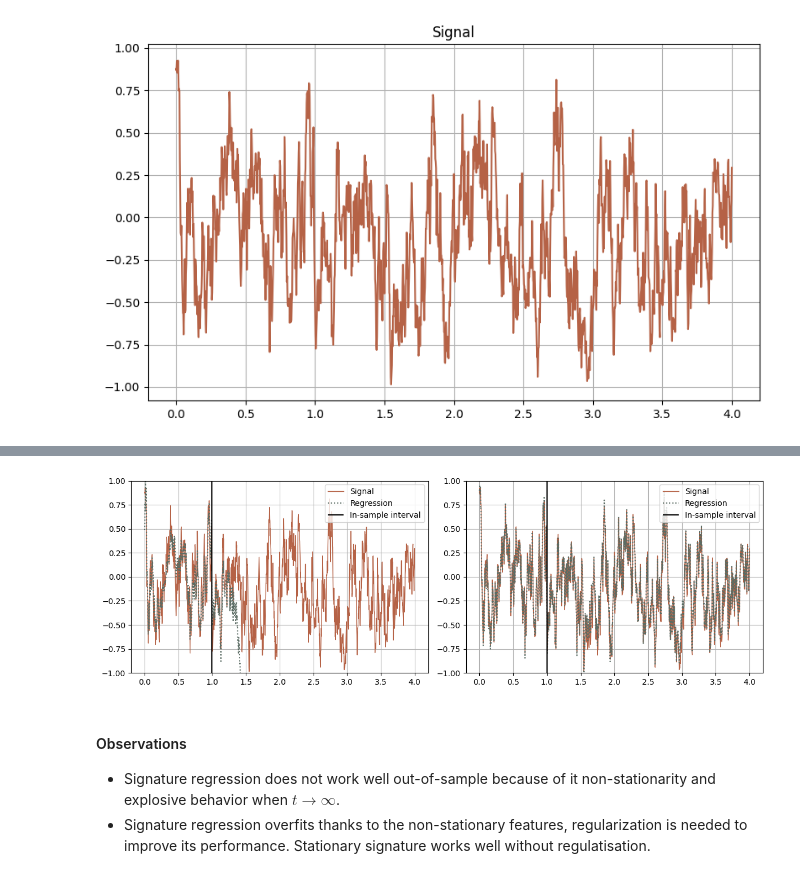
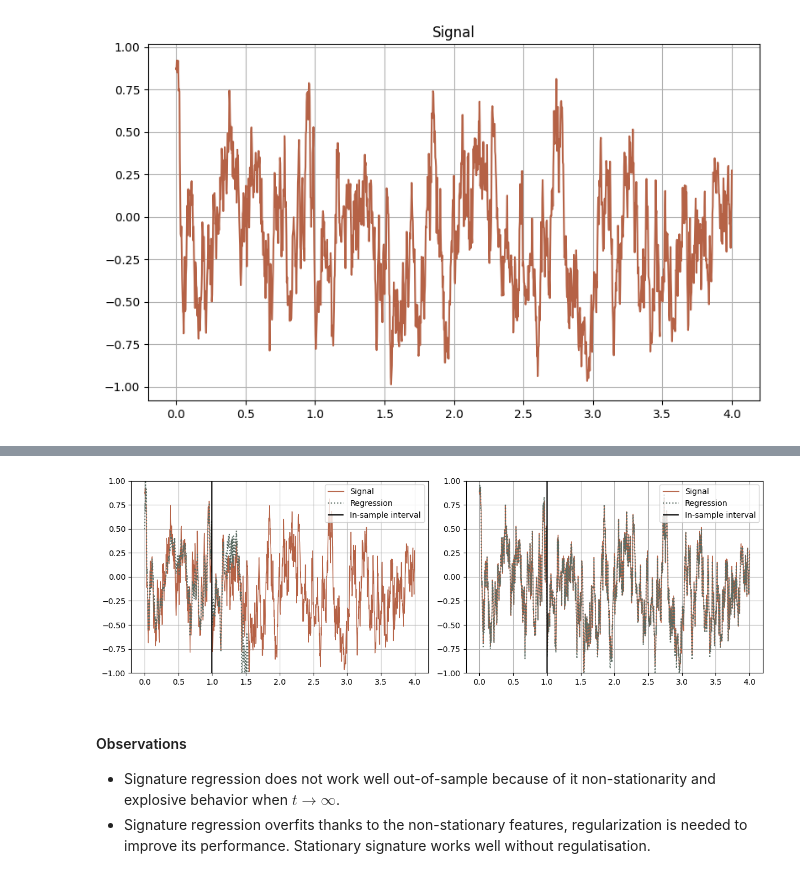
Before and after one commit to MrG1raffe/signature, a Jupyter notebook: notebooks/Stationary Signature.ipynb, the cells around one changed output, grey strips where cells are left out. Drawn from its saved outputs; the diff is of its cells as text; code cells hidden in the pictures.

```diff
--- a/notebooks/Stationary Signature.ipynb
+++ b/notebooks/Stationary Signature.ipynb
@@ -96,6 +93,7 @@ and $\mathbb{X}^{\lambda}_{s, t} = \left(\mathbb{X}^{\lambda, n}_{s, t}\right)_{
 t_grid_pos = t_grid[t_grid >= 0]
 W_pos = W[t_grid >= 0]
 
+path_3d = np.vstack([t_grid, W, W]).T
 path = np.vstack([t_grid, W]).T
 path_pos = np.vstack([t_grid_pos, W_pos]).T
 dim = path.shape[1]
@@ -169,3 +196,8 @@ $$
 dZ_t = \kappa (\theta - Z_t) dt + \nu dW_t,
 $$
 and do the linear regression of $S_t$ against $\mathbb{W}_{t}^{\lambda}$.
+# %%
+%%time
+lam = jnp.array([5, 15, 7.5])
+N = 3
+SigS = ta.path_to_stationary_signature(path=path_3d, trunc=N, t_grid=t_grid, lam=lam)
@@ -185,7 +220,14 @@ Text(0.5, 1.0, 'Signal')
 [figure]
 # %%
 trunc = 5
-n_params = 2**(trunc + 1) - 1
+dim = 2
+
+trunc_stat = 3
+dim_stat = 3
+
+n_params = int(ta.number_of_words_up_to_trunc(trunc, dim))
+n_params_stat = int(ta.number_of_words_up_to_trunc(trunc_stat, dim_stat))
+
 eps_sig = 5e-5
 eps_sigs = 0
 
@@ -197,10 +239,11 @@ def loss_vol_sig(l):
     return np.mean((signal - Sig @ vol_coef)[in_sample_idx]**2) + eps_sig * np.sum(np.abs(l))
 
 def loss_vol_stat_sig(l):
-    vol_coef = ta.from_array(array=l, trunc=trunc, dim=dim)
+    vol_coef = ta.from_array(array=l, trunc=trunc_stat, dim=dim_stat)
     return np.mean((signal - SigS @ vol_coef)[in_sample_idx]**2) + eps_sigs * np.sum(np.abs(l))
 
 l0 = jnp.zeros(n_params)
+l0_stat = jnp.zeros(n_params_stat)
 # %%
 %%time
 res = minimize(fun=loss_vol_sig, x0=l0)
@@ -216,26 +259,26 @@ Wall time: 5.34 s
 # %%
-l_reg = ta.from_array(array=res.x, trunc=N, dim=dim)
-l_reg_stat = ta.from_array(array=res_stat.x, trunc=N, dim=dim)
+l_reg = ta.from_array(array=res.x, trunc=trunc, dim=dim)
+l_reg_stat = ta.from_array(array=res_stat.x, trunc=trunc_stat, dim=dim_stat)
 
 fig, ax = plt.subplots(1, 2, figsize=(12, 4))
 ax[0].plot(t_grid_pos, signal, color=my_copper, lw=1, label="Signal")
 ax[0].plot(t_grid_pos, Sig @ l_reg, ":", color=my_green,  label="Regression")
 ax[0].vlines(x=in_sample_T, ymin=-1, ymax=1, color="k", label="In-sample interval")
 ax[0].set_ylim([-1, 1])
 #ax[0].set_title("Signature regression")
 ax[0].legend()
 
 ax[1].plot(t_grid_pos, signal, color=my_copper, lw=1, label="Signal")
 ax[1].plot(t_grid_pos, SigS @ l_reg_stat, ":", color=my_green, label="Regression")
 ax[1].vlines(x=in_sample_T, ymin=-1, ymax=1, color="k", label="In-sample interval")
 ax[1].set_ylim([-1, 1])
 #ax[1].set_title("Stationary Signature regression")
 ax[1].legend()
 
 fig.tight_layout()
 # fig.savefig("signature_regression.pdf", format="pdf", transparent=True)
 # %% [output]
-[figure, old version]
+[figure, new version]
 # %% [markdown]
 #### Observations
 - Signature regression does not work well out-of-sample because of it non-stationarity and explosive behavior when $t \to \infty$.
```
Also changed, not shown: parts of 12 cells of this notebook, 7 other files.
